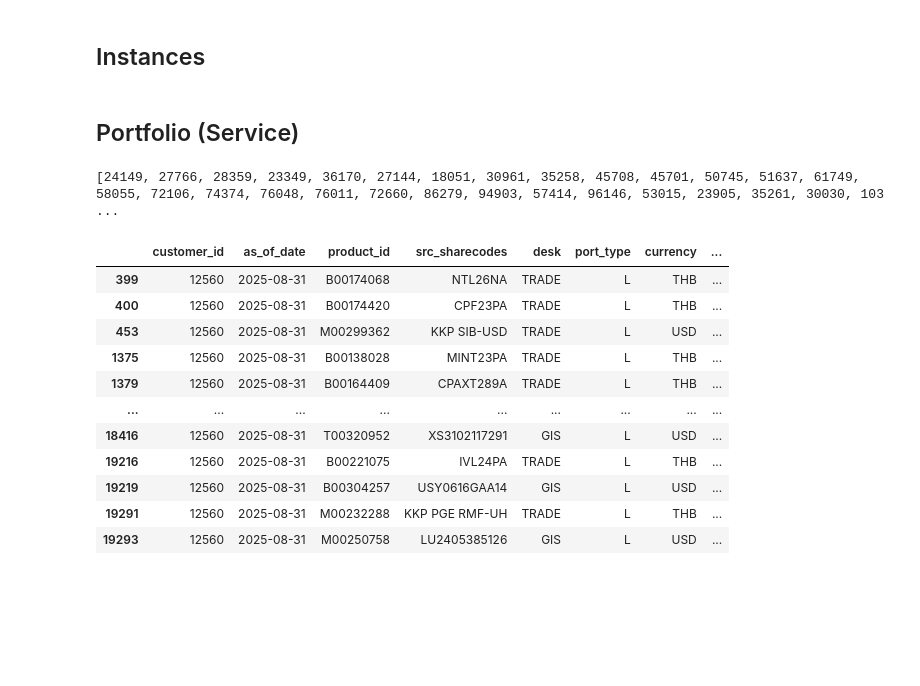
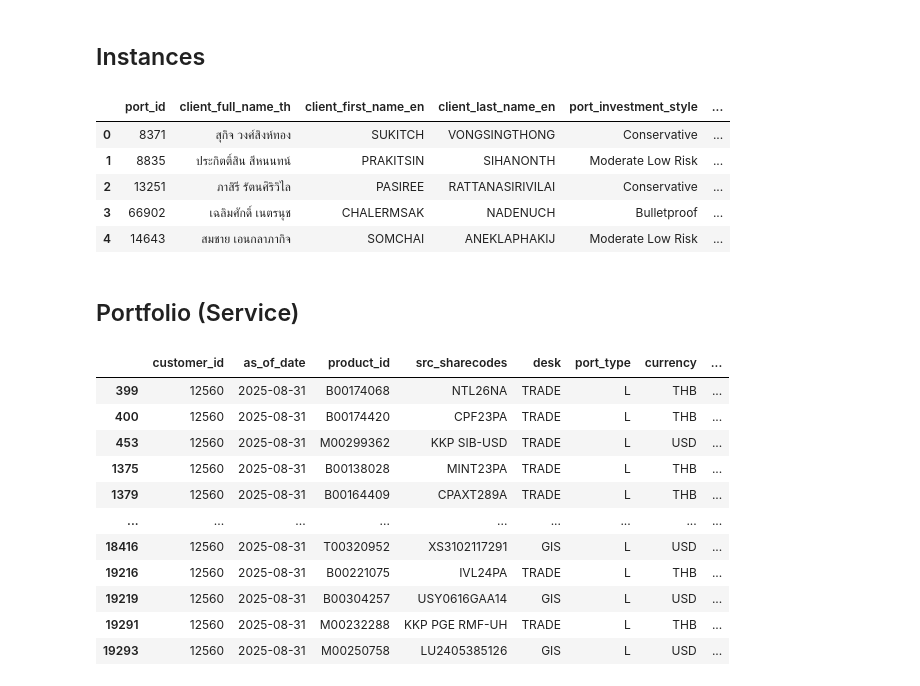
Before and after one commit to woraphonedge/is-personalized-advisory, a Jupyter notebook: test_rebalancer.ipynb, the cells around one changed output. Drawn from its saved outputs; the diff is of its cells as text; code cells hidden in the pictures; blank space fills up the shorter version.

```diff
--- a/test_rebalancer.ipynb
+++ b/test_rebalancer.ipynb
@@ -26,16 +26,14 @@ print(os.getenv('LOAD_DATA_FROM_DWH'))
 # %% [output]
 false
 # %%
-data_loader=DataLoader()
+data_loader = DataLoader(load_from_db=False)
 ppm_repo = PortpropMatricesRepository(data_loader=data_loader)
 ports_repo = PortfoliosRepository(data_loader=data_loader)
 rebalancer_repo = RebalancerRepository(data_loader=data_loader)
 # %%
 client_out_enriched = ports_repo.load_client_out_product_enriched(
-    as_of_date="2025-08-31"
+    as_of_date="2025-09-30"
 )
-client_styles = ports_repo.load_client_style(
-    as_of_date="2025-08-31"
-)
+client_styles = ports_repo.load_client_style(as_of_date="2025-09-30")
 # %%
 ports_ref_table = {
@@ -63,7 +61,9 @@ rb_ref_dict = {
 ## Portsfolios
 ports_all = Portfolios()
 ports_all.set_ref_tables(ports_ref_table)
-df_out, df_style, port_ids, port_id_mapping = ports_all.create_portfolio_id(client_out_enriched, client_styles, column_mapping=['as_of_date', 'customer_id'])
+df_out, df_style, port_ids, port_id_mapping = ports_all.create_portfolio_id(
+    client_out_enriched, client_styles, column_mapping=["as_of_date", "customer_id"]
+)
 ports_all.set_portfolio(df_out, df_style, port_ids, port_id_mapping)
 
 ## Portfolio Service
@@ -78,13 +78,20 @@ hs = HealthScore()
 ## Rebalancer
 rb = Rebalancer()
 rb.set_ref_tables(rb_ref_dict)
+# %%
+df_style.head()
+# %% [output]
+|  | port_id | client_full_name_th | client_first_name_en | client_last_name_en | port_investment_style | ... |
+| 0 | 8371 | สุกิจ วงศ์สิงห์ทอง | SUKITCH | VONGSINGTHONG | Conservative | ... |
+| 1 | 8835 | ประกิตติ์สิน สีหนนทน์ | PRAKITSIN | SIHANONTH | Moderate Low Risk | ... |
+| 2 | 13251 | ภาสิรี รัตนศิริวิไล | PASIREE | RATTANASIRIVILAI | Conservative | ... |
+| 3 | 66902 | เฉลิมศักดิ์ เนตรนุช | CHALERMSAK | NADENUCH | Bulletproof | ... |
+| 4 | 14643 | สมชาย เอนกลาภากิจ | SOMCHAI | ANEKLAPHAKIJ | Moderate Low Risk | ... |
 # %% [markdown]
 ## Portfolio (Service)
 # %%
 ## get list of all customer ids
-print(port_service.get_all_customer_ids())
+print(f"customer count: {len(port_service.get_all_customer_ids())}")
-# %% [output]
-[24149, 27766, 28359, 23349, 36170, 27144, 18051, 30961, 35258, 45708, 45701, 50745, 51637, 61749, 58055, 72106, 74374, 76048, 76011, 72660, 86279, 94903, 57414, 96146, 53015, 23905, 35261, 30030, 103 ...
 # %%
 ## get single port from customer id
 port = port_service.get_client_portfolio(customer_id=12560)
```
Also changed, not shown: parts of 2 cells of this notebook, 1 other file.
